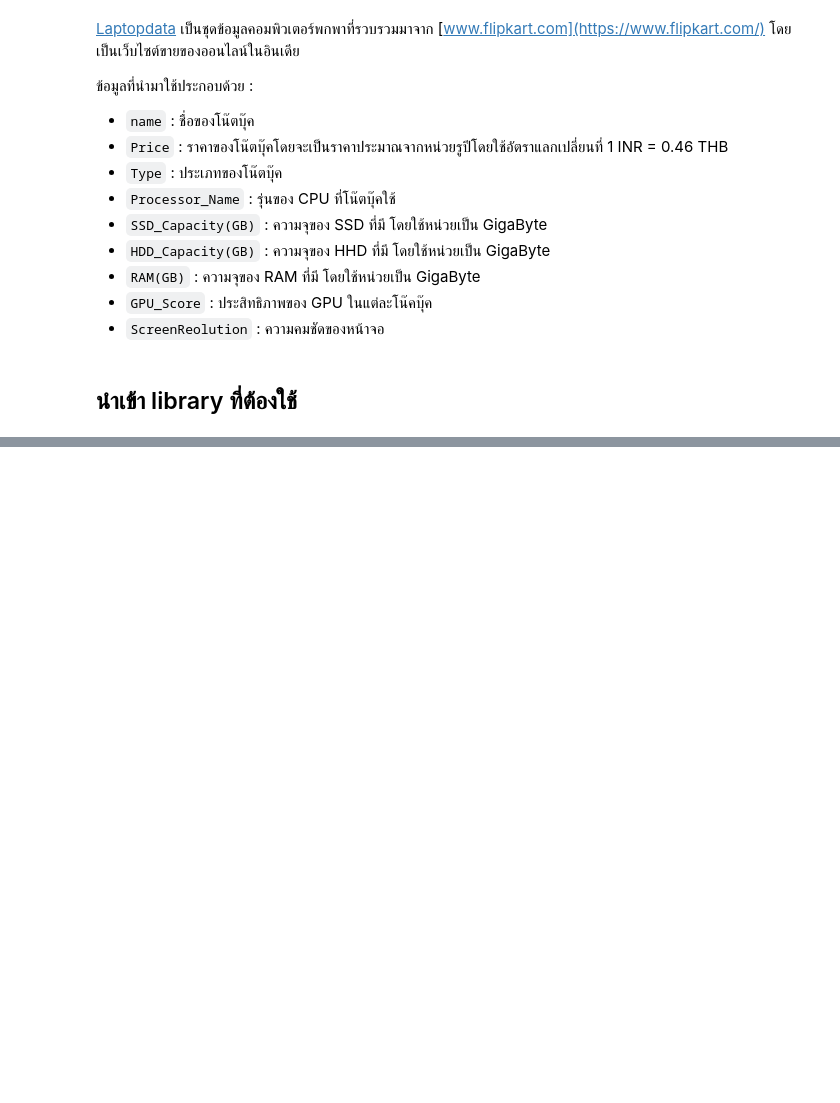
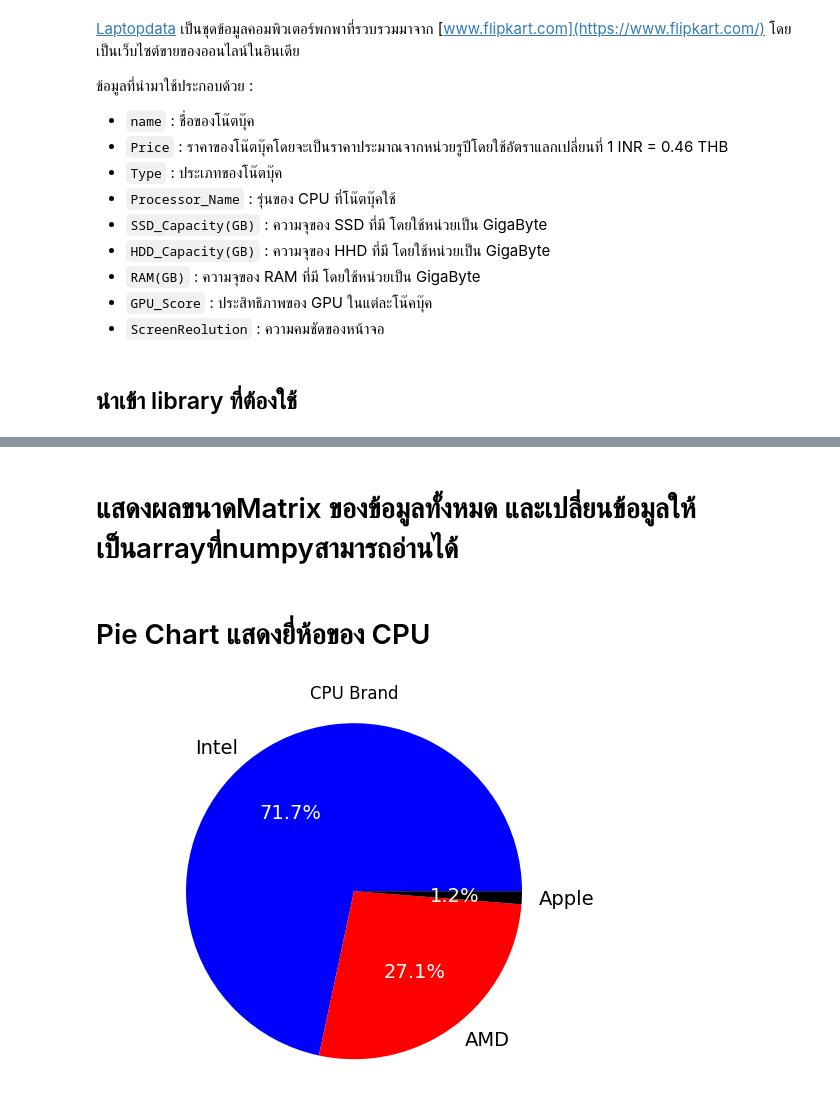
Before and after one commit to DaoRungphailin/Project_Which_Laptop_Should_I_Pick, a Jupyter notebook: Laptop_Recommend(1).ipynb, the cells around one changed output, grey strips where cells are left out. Saved outputs shown, nothing was run; the diff lists cells and outputs as text; code cells hidden in the pictures; blank space fills up the shorter version.

Commit message:
Update ipynb
-เพิ่ม Data Visualization

```diff
--- a/Laptop_Recommend(1).ipynb
+++ b/Laptop_Recommend(1).ipynb
@@ -28,6 +29,9 @@ from sklearn.metrics.pairwise import cosine_similarity
 # %%
 field = ['name','Price(THB)','Type','Processor_Name','SSD_Capacity(GB)','HDD_Capacity(GB)','RAM(GB)','GPU_Score','ScreenReolution']
 df = pd.read_csv("Laptop_Data.csv",skipinitialspace=True, usecols=field)
+# %% [markdown]
+# แสดงผลขนาดMatrix ของข้อมูลทั้งหมด และเปลี่ยนข้อมูลให้เป็นarrayที่numpyสามารถอ่านได้
 # %%
 print("Matrix size: ",df.shape)
-df.info
+data = df.to_numpy()
+type(data)
@@ -33,0 +80,26 @@ df.info
+# %% [markdown]
+# Pie Chart แสดงยี่ห้อของ CPU
+# %%
+cpu_brand = pd.read_csv(
+    "Laptop_Data.csv", skipinitialspace=True, usecols=['Processor_Brand'])
+brand = cpu_brand.to_numpy()
+brand_count = [0, 0, 0]
+brand_type = ["Intel", "AMD", "Apple"]
+for i in brand:
+    if i == 'Intel':
+        brand_count[0] += 1
+    elif i == "AMD":
+        brand_count[1] += 1
+    else:
+        brand_count[2] += 1
+
+_,_,chart = plt.pie(brand_count,labels= brand_type,autopct='%1.1f%%', startangle=0,colors=['blue','red','black'], textprops={'fontsize': 14})
+plt.title('CPU Brand')
+plt.axis('equal')
+
+for autotext in chart:
+    autotext.set_color('white')
+    autotext.set_size('14')
+plt.show()
+# %% [output]
+[figure, added]
```
Also changed, not shown: parts of 7 cells of this notebook.
